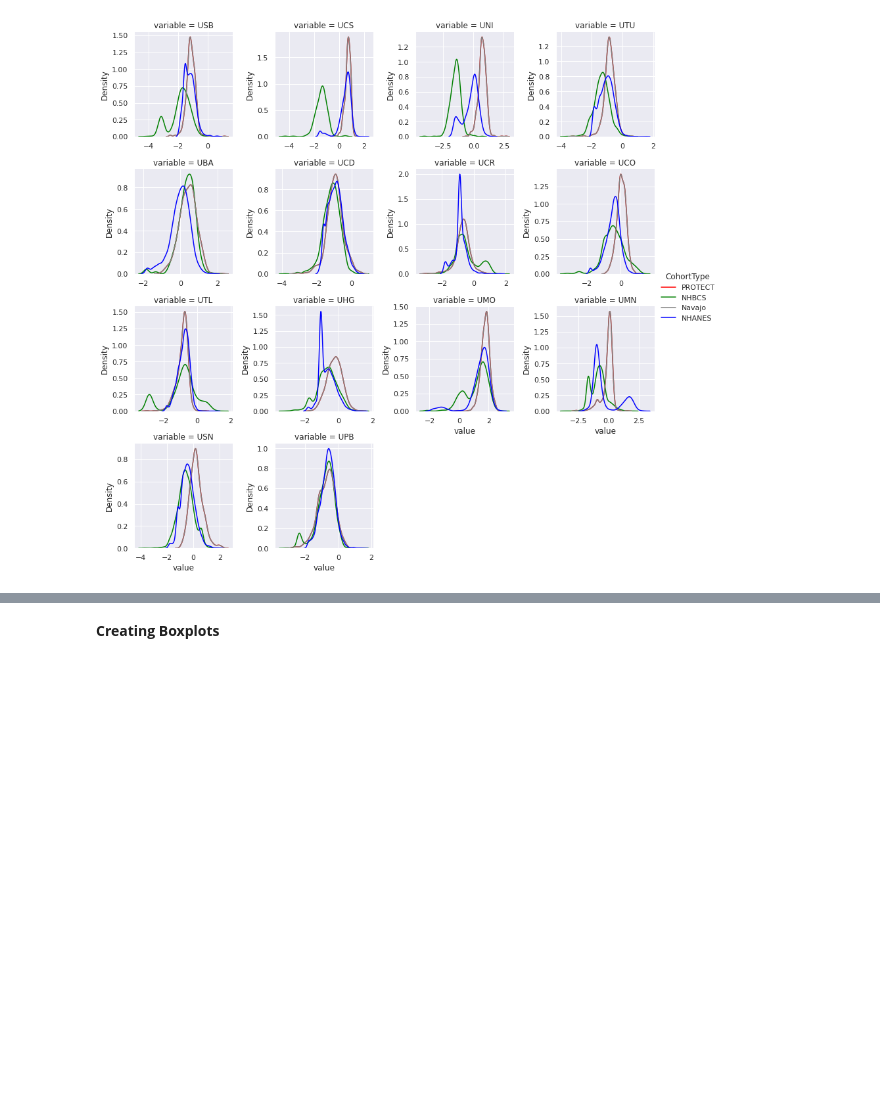
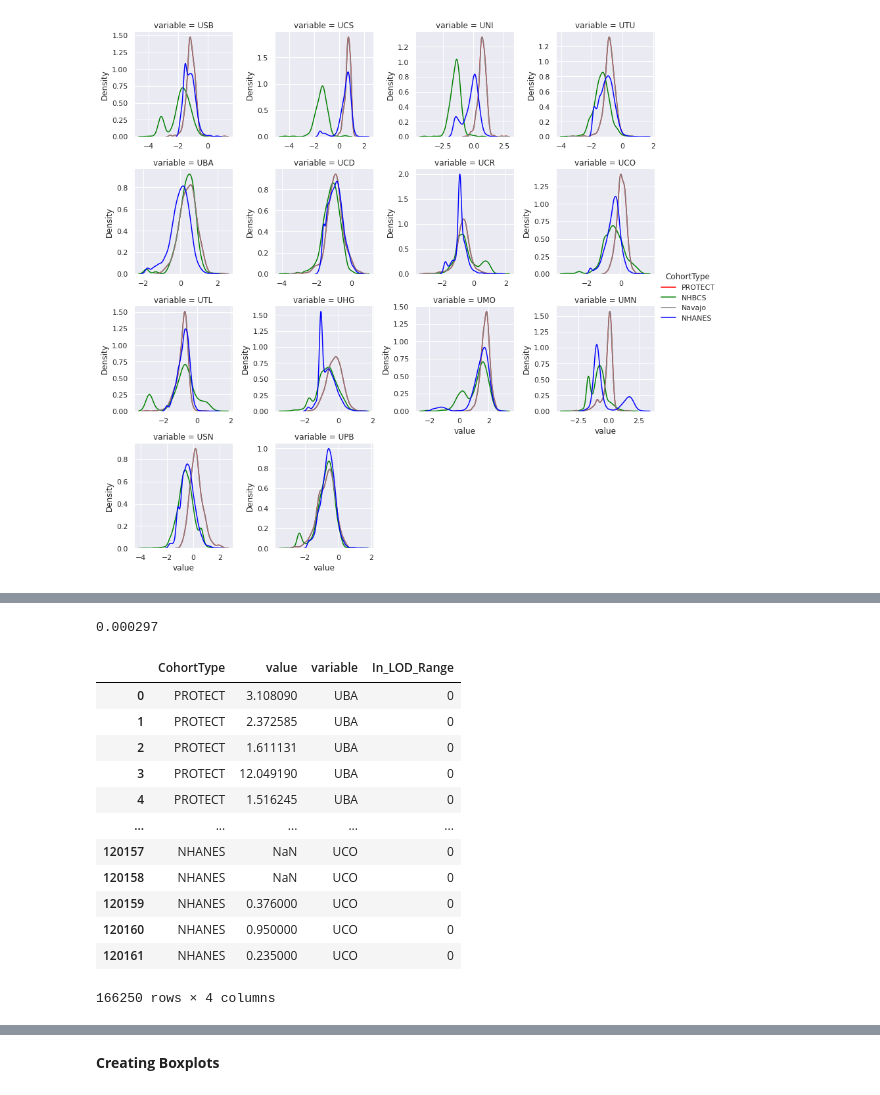
Before and after one commit to agostini01/harmonization-website, a Jupyter notebook: cohorts_proj/jupyter/Distribution Paper JGeller/NHANES_template_copy.ipynb, the cells around one changed output, grey strips where cells are left out. Cells and saved outputs as stored; diff of their text form; code cells hidden in the pictures; blank space fills up the shorter version.

```diff
--- a/cohorts_proj/jupyter/Distribution Paper JGeller/NHANES_template_copy.ipynb
+++ b/cohorts_proj/jupyter/Distribution Paper JGeller/NHANES_template_copy.ipynb
@@ -717,0 +738,21 @@ p1.savefig('Dist_Plot_Log_Analyte_DP_Paper.jpg', format = 'jpeg', dpi = 1000)
+# %%
+lods[lods['Analyte']=='UCD']['Min_LOD'].values[0]
+# %% [output]
+0.000297
+# %%
+all_analytes = m_all_combined_stacks_melts.copy()
+all_analytes[all_analytes['variable'].isin(desc_cols)]
+# %% [output]
+|  | CohortType | value | variable | In_LOD_Range |
+| 0 | PROTECT | 3.108090 | UBA | 0 |
+| 1 | PROTECT | 2.372585 | UBA | 0 |
+| 2 | PROTECT | 1.611131 | UBA | 0 |
+| 3 | PROTECT | 12.049190 | UBA | 0 |
+| 4 | PROTECT | 1.516245 | UBA | 0 |
+| ... | ... | ... | ... | ... |
+| 120157 | NHANES | NaN | UCO | 0 |
+| 120158 | NHANES | NaN | UCO | 0 |
+| 120159 | NHANES | 0.376000 | UCO | 0 |
+| 120160 | NHANES | 0.950000 | UCO | 0 |
+| 120161 | NHANES | 0.235000 | UCO | 0 |
+166250 rows × 4 columns
```
Also changed, not shown: parts of 33 cells of this notebook, 1 other file.
